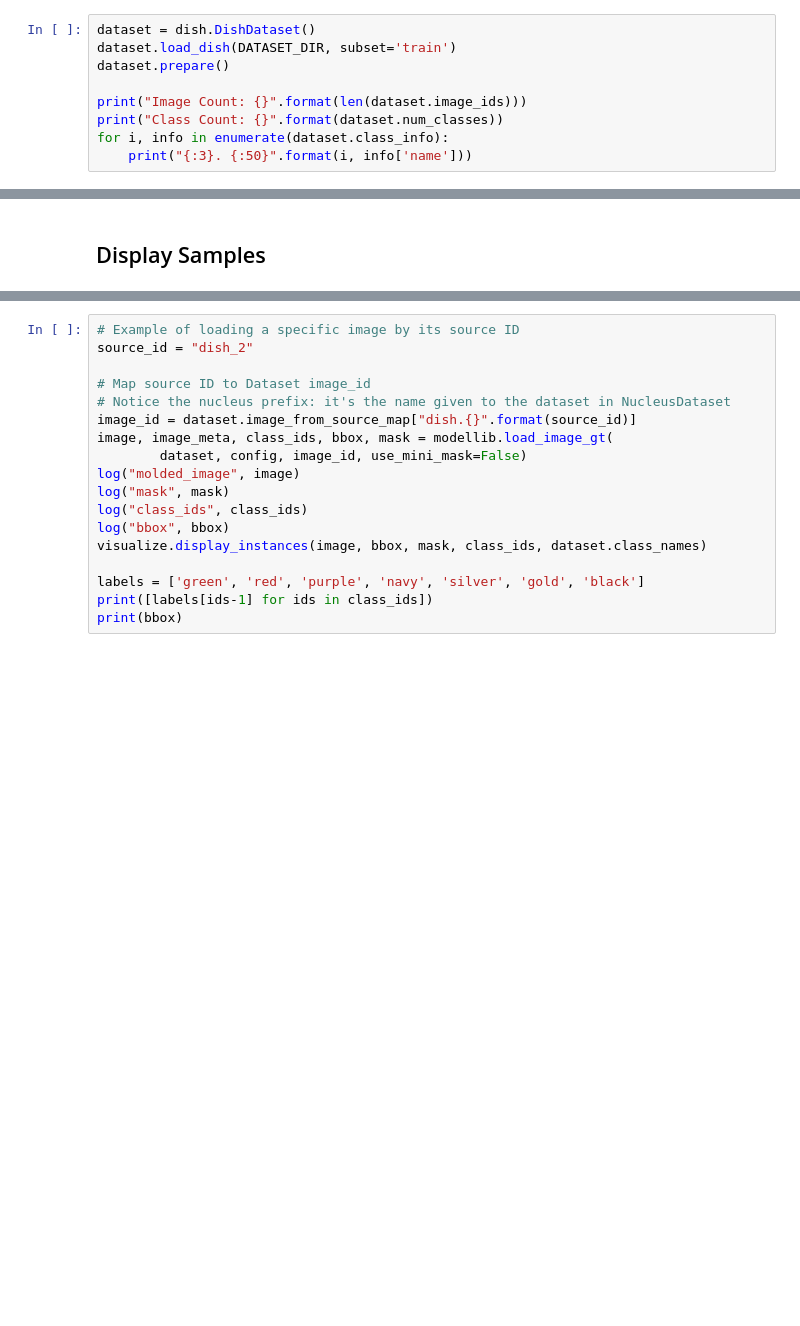
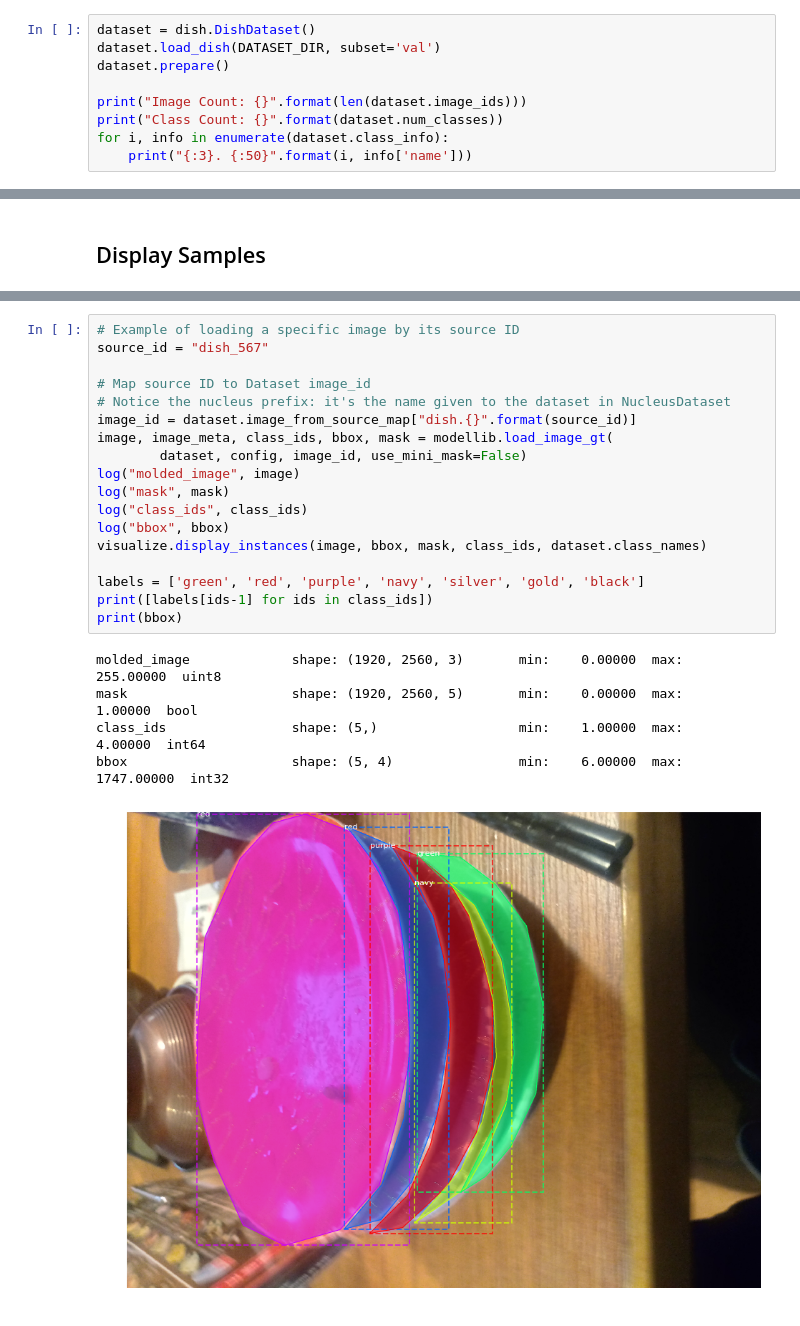
Before and after one commit to blackrubystudio/Sushi-dish-detection, a Jupyter notebook: inspect_data.ipynb, the cells around one changed output, grey strips where cells are left out. Cells and saved outputs as stored; diff of their text form; blank space fills up the shorter version.

```diff
--- a/inspect_data.ipynb
+++ b/inspect_data.ipynb
@@ -51,7 +51,7 @@ def get_ax(rows=1, cols=1, size=16):
 ## Dataset
 # %%
 dataset = dish.DishDataset()
-dataset.load_dish(DATASET_DIR, subset='train')
+dataset.load_dish(DATASET_DIR, subset='val')
 dataset.prepare()
 
 print("Image Count: {}".format(len(dataset.image_ids)))
@@ -70,18 +86,24 @@ for image_id in image_ids:
 # %%
 # Example of loading a specific image by its source ID
-source_id = "dish_2"
+source_id = "dish_567"
 
 # Map source ID to Dataset image_id
 # Notice the nucleus prefix: it's the name given to the dataset in NucleusDataset
 image_id = dataset.image_from_source_map["dish.{}".format(source_id)]
 image, image_meta, class_ids, bbox, mask = modellib.load_image_gt(
         dataset, config, image_id, use_mini_mask=False)
 log("molded_image", image)
 log("mask", mask)
 log("class_ids", class_ids)
 log("bbox", bbox)
 visualize.display_instances(image, bbox, mask, class_ids, dataset.class_names)
 
 labels = ['green', 'red', 'purple', 'navy', 'silver', 'gold', 'black']
 print([labels[ids-1] for ids in class_ids])
 print(bbox)
+# %% [output]
+molded_image             shape: (1920, 2560, 3)       min:    0.00000  max:  255.00000  uint8
+mask                     shape: (1920, 2560, 5)       min:    0.00000  max:    1.00000  bool
+class_ids                shape: (5,)                  min:    1.00000  max:    4.00000  int64
+bbox                     shape: (5, 4)                min:    6.00000  max: 1747.00000  int32
+[figure, added]
```
Also changed, not shown: parts of 3 cells of this notebook, 3 other files.
